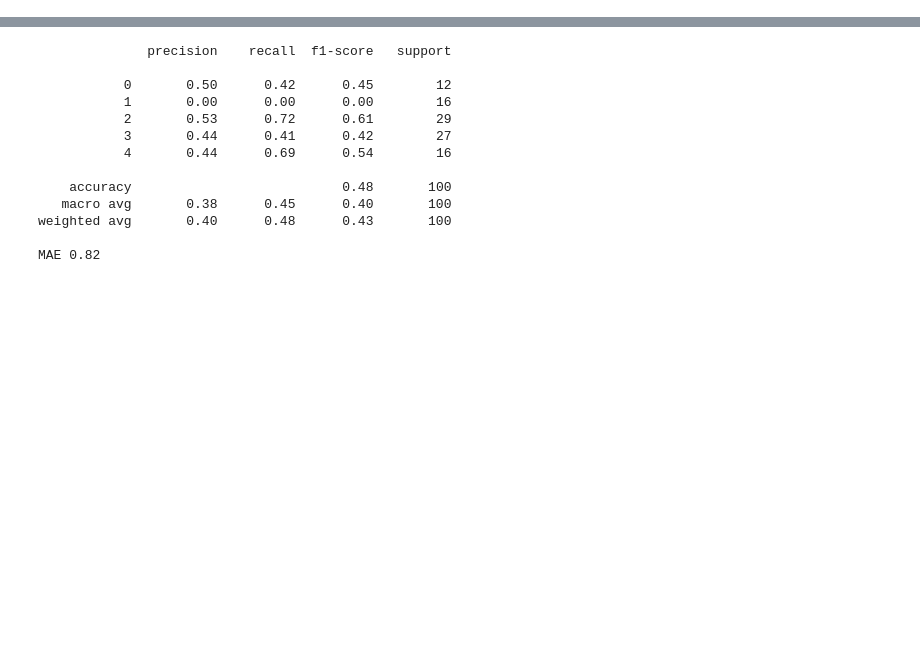
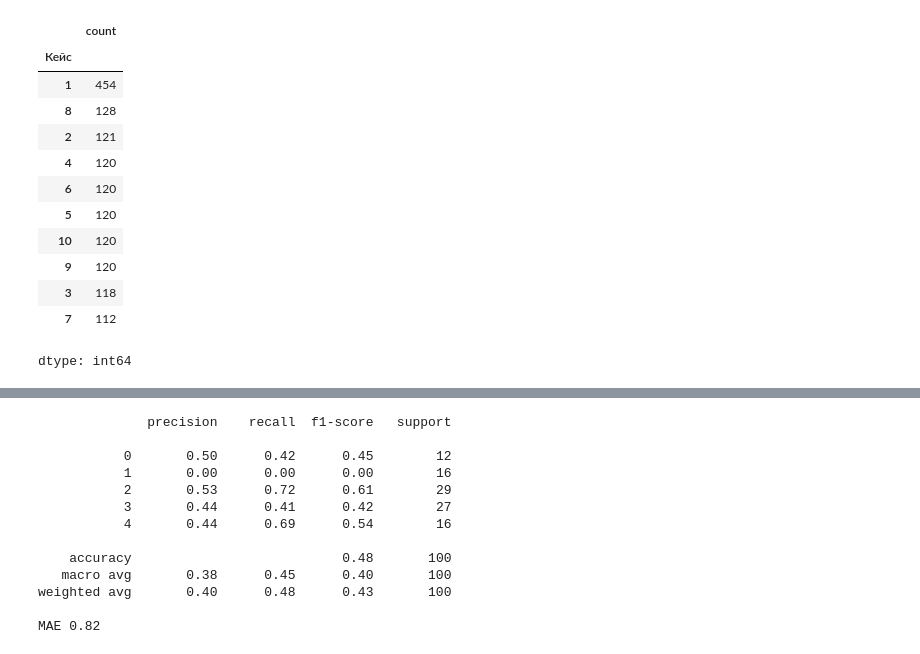
Before and after one commit to vika-ryt/ai_bisnes_cases, a Jupyter notebook: _AI_buisness_casses_case1_berts_ipynb__.ipynb, the cells around one changed output, grey strips where cells are left out. Saved outputs shown, nothing was run; the diff lists cells and outputs as text; code cells hidden in the pictures; blank space fills up the shorter version.

```diff
--- a/_AI_buisness_casses_case1_berts_ipynb__.ipynb
+++ b/_AI_buisness_casses_case1_berts_ipynb__.ipynb
@@ -58,3 +58,19 @@ from sklearn.feature_extraction.text import TfidfVectorizer
 from sklearn.decomposition import TruncatedSVD
 from sklearn.svm import SVC
 from sklearn.metrics import classification_report, accuracy_score, confusion_matrix
+# %%
+df["Кейс"].value_counts()
+# %% [output]
+|  | count |
+| Кейс |  |
+| 1 | 454 |
+| 8 | 128 |
+| 2 | 121 |
+| 4 | 120 |
+| 6 | 120 |
+| 5 | 120 |
+| 10 | 120 |
+| 9 | 120 |
+| 3 | 118 |
+| 7 | 112 |
+dtype: int64
```
Also changed, not shown: parts of 35 cells of this notebook.
